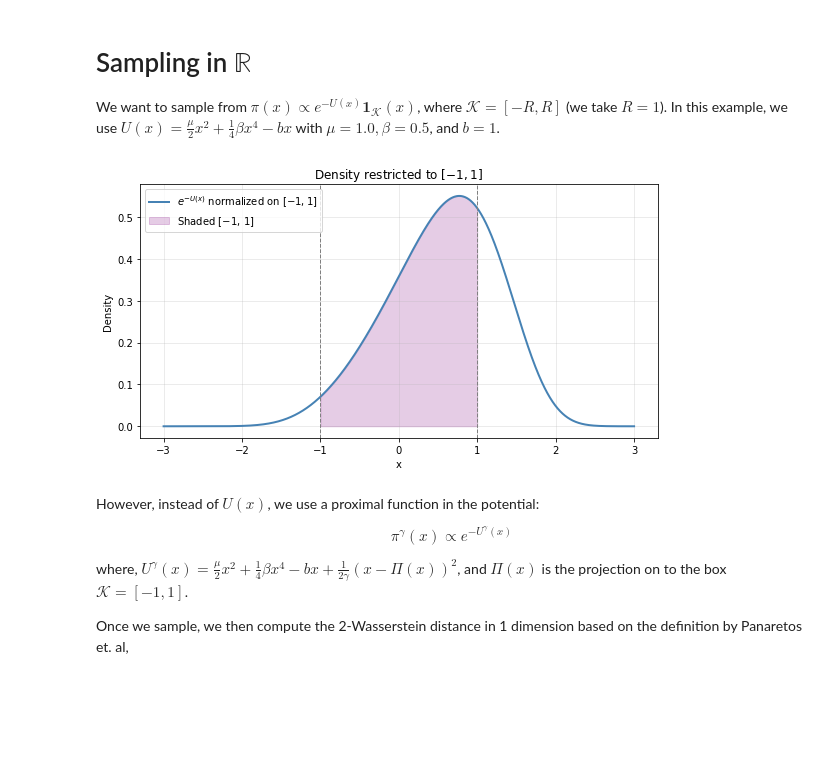
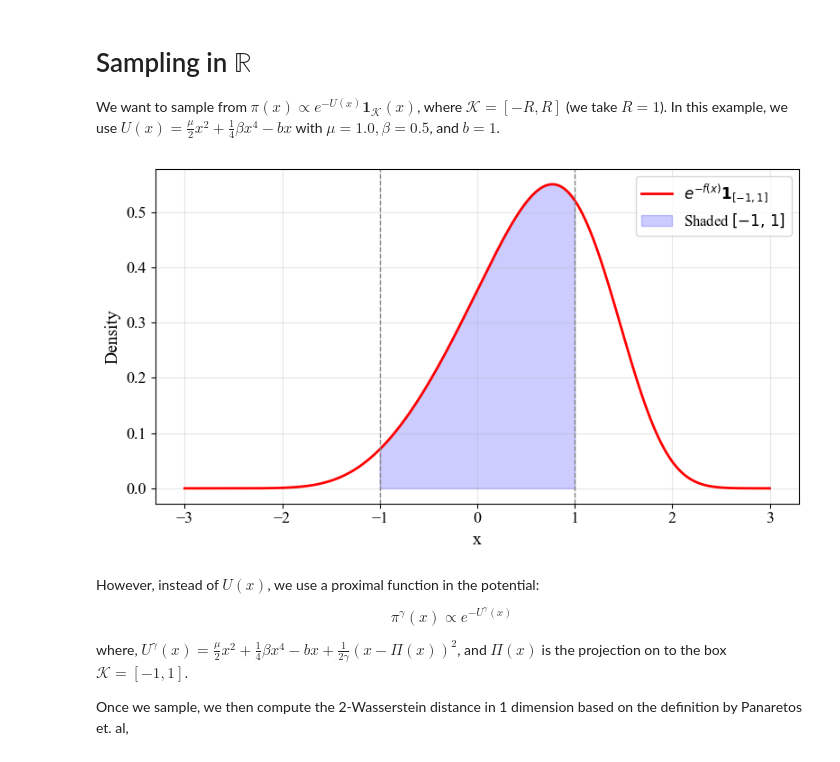
Before and after one commit to rispace/Decentralized-proximal-SGLD, a Jupyter notebook: notebook.ipynb, the cells around one changed output. Saved outputs shown, nothing was run; the diff lists cells and outputs as text; code cells hidden in the pictures; blank space fills up the shorter version.

```diff
--- a/notebook.ipynb
+++ b/notebook.ipynb
@@ -6,6 +6,8 @@ from utils.networks import Network
 from utils.evaluation import  WassersteinDistance1D
 from samplers.sample1d import DPSGLD1D, MYSGLD1D
 from tqdm import  tqdm
+
+plt.rcParams['font.family'] = 'Times New Roman'
 # %% [markdown]
 # Sampling in $\mathbb{R}$
 
@@ -28,32 +30,33 @@ def true_distn_pi_on_grid(mu, beta, b, R, n_grid=40001):
 # %%
 # Parameters
 mu, beta, b = 1.0, 0.5, 1.0
 R, n_grid = 1.0, 40001
 shade_a, shade_b = -R, R
 
 x, pdf = true_distn_pi_on_grid(mu, beta, b, R, n_grid=40001)
 xx = np.linspace(-3,3, n_grid)
 expU_unn = np.exp(-global_potential(xx, mu, beta, b))
 dx = xx[1] - xx[0]
 Z_exp = expU_unn.sum() * dx
 expU_pdf = expU_unn / Z_exp   # normalized on [-1,1]
 
 fig, ax = plt.subplots(figsize=(8, 4.5))
 
-ax.plot(xx, expU_pdf, color='steelblue', lw=2, label=r'$e^{-U(x)}$ normalized on $[-1,1]$')
+ax.plot(xx, expU_pdf, color='red', lw=2, label=r'$e^{-f(x)}\mathbf{1}_{[-1,1]}$')
 ax.fill_between(xx, expU_pdf, 0.0, where=(xx>=shade_a) & (xx<=shade_b),
-                color='purple', alpha=0.2, label=r'Shaded $[-1,\,1]$')
+                color='blue', alpha=0.2, label=r'Shaded $[-1,\,1]$')
 ax.axvline(-1, color='gray', ls='--', lw=1)
 ax.axvline( 1, color='gray', ls='--', lw=1)
-ax.set_title(r'Density restricted to $[-1,1]$')
-ax.set_xlabel('x')
-ax.set_ylabel('Density')
+ax.set_xlabel('x', fontsize=14)
+ax.set_ylabel('Density', fontsize=14)
 ax.grid(alpha=0.3)
-ax.legend()
+ax.legend(fontsize=12)
+ax.tick_params(axis="both", which="major", labelsize=13)
 plt.tight_layout()
+plt.savefig('images/target.png')
 plt.show()
 # %% [output]
-[figure, old version]
+[figure, new version]
 # %% [markdown]
 However, instead of $U(x)$, we use a proximal function in the potential:
 
```
Also changed, not shown: parts of 2 cells of this notebook, 4 other files.
